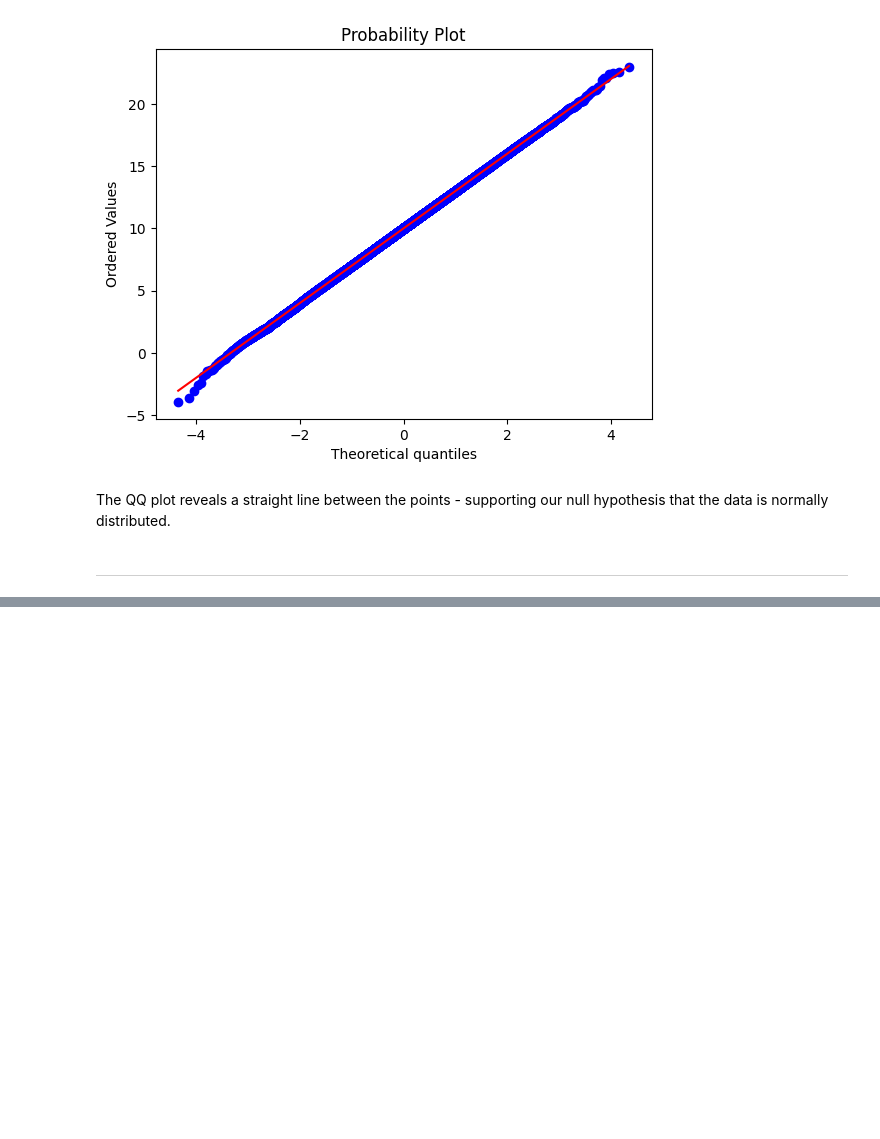
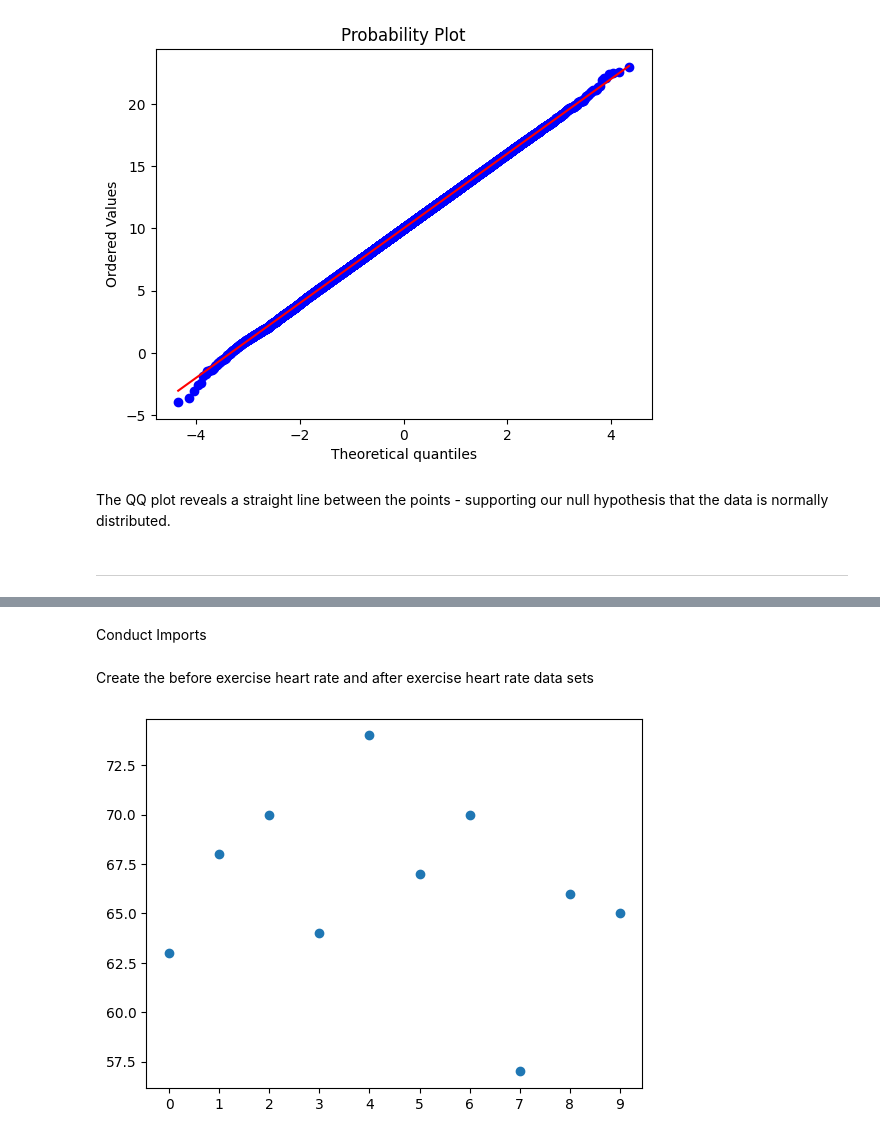
Before and after one commit to PectenMaximus/applied_statistics_ar-, a Jupyter notebook: tasks.ipynb, the cells around one changed output, grey strips where cells are left out. Saved outputs shown, nothing was run; the diff lists cells and outputs as text; code cells hidden in the pictures; blank space fills up the shorter version.

```diff
--- a/tasks.ipynb
+++ b/tasks.ipynb
@@ -310,0 +324,2 @@ The QQ plot reveals a straight line between the points - supporting our null hyp
+# %% [markdown]
+Conduct Imports
@@ -310,0 +341,2 @@ The QQ plot reveals a straight line between the points - supporting our null hyp
+# %% [markdown]
+Create the before exercise heart rate and after exercise heart rate data sets
@@ -310,0 +356,13 @@ The QQ plot reveals a straight line between the points - supporting our null hyp
+# %%
+# Heart Rates Pre/Post Exercise
+hr_before_exercise = np.array([63,68,70,64,74,67,70,57,66,65])
+hr_after_exercise = np.array([64,64,68,64,73,70,72,54,61,63])
+
+# Patient IDs
+ID = ["0","1","2","3","4","5","6","7","8","9"]
+# %%
+plt.scatter (ID,hr_before_exercise)
+plt.xticks(np.arange(0, 10, step=1))
+plt.show()
+# %% [output]
+[figure, added]
```
Also changed, not shown: parts of 7 cells of this notebook.
